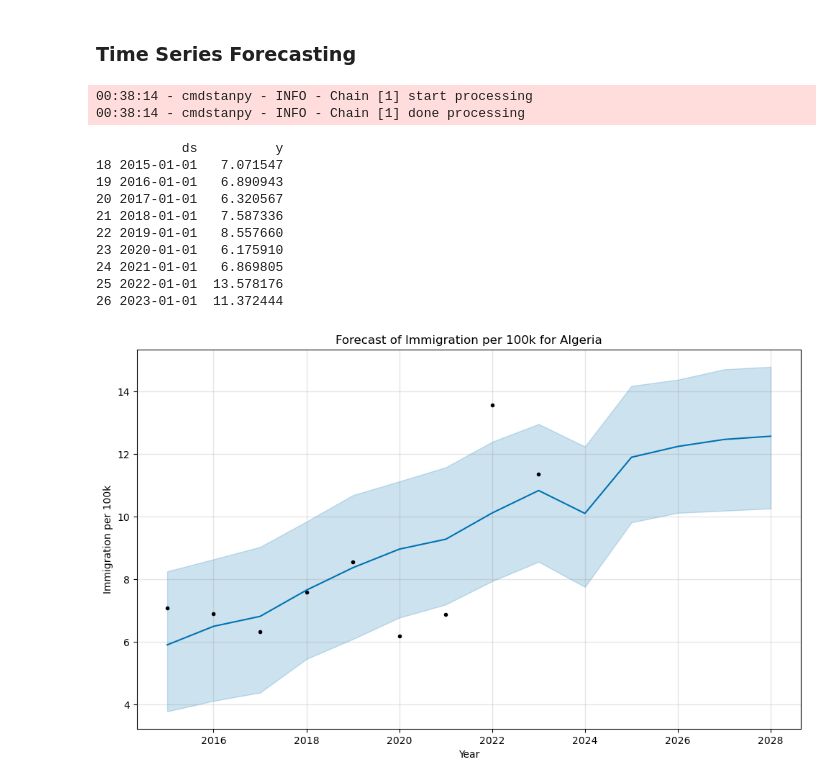
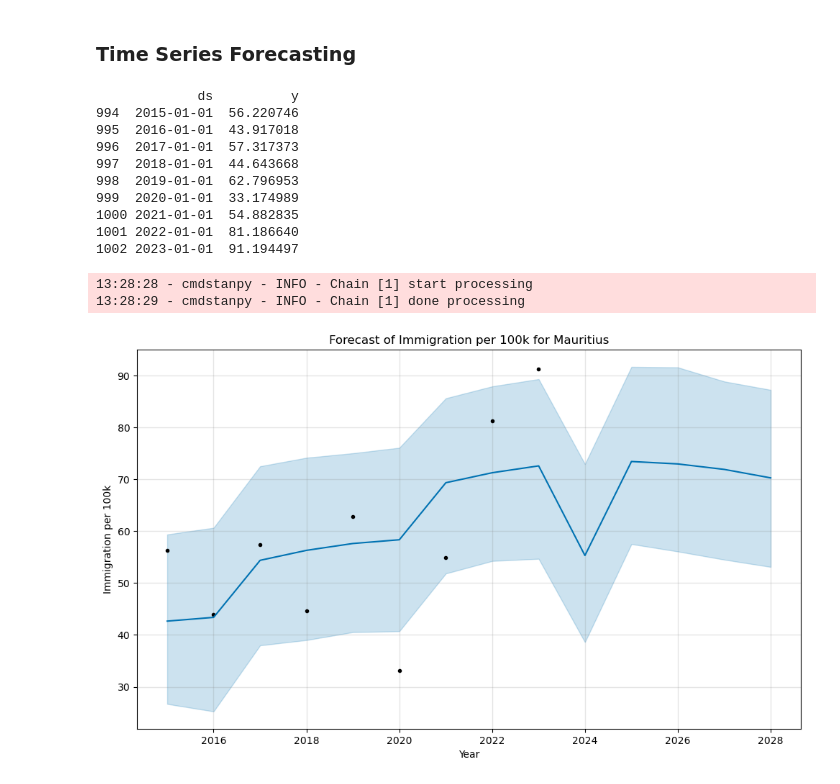
Before and after one commit to nazimben25/Project4_Group4_Immigration_to_canada, a Jupyter notebook: ML_analysis_Supervised_learning.ipynb, the cells around one changed output. Drawn from its saved outputs; the diff is of its cells as text; code cells hidden in the pictures.

```diff
--- a/ML_analysis_Supervised_learning.ipynb
+++ b/ML_analysis_Supervised_learning.ipynb
@@ -388,7 +388,7 @@ Thus, in this instance, the default XGBoost model outperformed the tuned version
 ### Time Series Forecasting
 # %%
 # Choose a country to forecast (e.g., "Afghanistan")
-country_name = "Algeria"
+country_name = "Mauritius"
 
 # Filter the data for the chosen country and sort by year
 df_country = df[df['country'] == country_name].copy()
@@ -396,43 +396,43 @@ df_country = df_country.sort_values('year')
 
 # Prophet requires the following column names:
 # 'ds' for the datetime and 'y' for the target variable.
 df_country['ds'] = pd.to_datetime(df_country['year'].astype(str), format='%Y')
 df_country['y'] = df_country['immigration_100k']
 
 # Display the prepared data
 print(df_country[['ds', 'y']])
 
 # Initialize and fit the Prophet model
 model = Prophet()
 model.fit(df_country[['ds', 'y']])
 
 # Create a dataframe to hold predictions for the next 5 years
 future = model.make_future_dataframe(periods=5, freq='Y')
 
 # Forecast future immigration levels
 forecast = model.predict(future)
 
 # Plot the forecasted immigration_100k
 fig = model.plot(forecast)
 plt.title(f"Forecast of Immigration per 100k for {country_name}")
 plt.xlabel("Year")
 plt.ylabel("Immigration per 100k")
 plt.show()
 
 # (Optional) To see the forecast components (trend, yearly seasonality, etc.)
 #fig2 = model.plot_components(forecast)
 #plt.show()
 # %% [output]
-00:38:14 - cmdstanpy - INFO - Chain [1] start processing
-00:38:14 - cmdstanpy - INFO - Chain [1] done processing
+             ds          y
+994  2015-01-01  56.220746
+995  2016-01-01  43.917018
+996  2017-01-01  57.317373
+997  2018-01-01  44.643668
+998  2019-01-01  62.796953
+999  2020-01-01  33.174989
+1000 2021-01-01  54.882835
+1001 2022-01-01  81.186640
+1002 2023-01-01  91.194497
-           ds          y
-18 2015-01-01   7.071547
-19 2016-01-01   6.890943
-20 2017-01-01   6.320567
-21 2018-01-01   7.587336
-22 2019-01-01   8.557660
-23 2020-01-01   6.175910
-24 2021-01-01   6.869805
-25 2022-01-01  13.578176
-26 2023-01-01  11.372444
+13:28:28 - cmdstanpy - INFO - Chain [1] start processing
+13:28:29 - cmdstanpy - INFO - Chain [1] done processing
-[figure, old version]
+[figure, new version]
```
Also changed, not shown: parts of 1 cell of this notebook, 18 other files.
